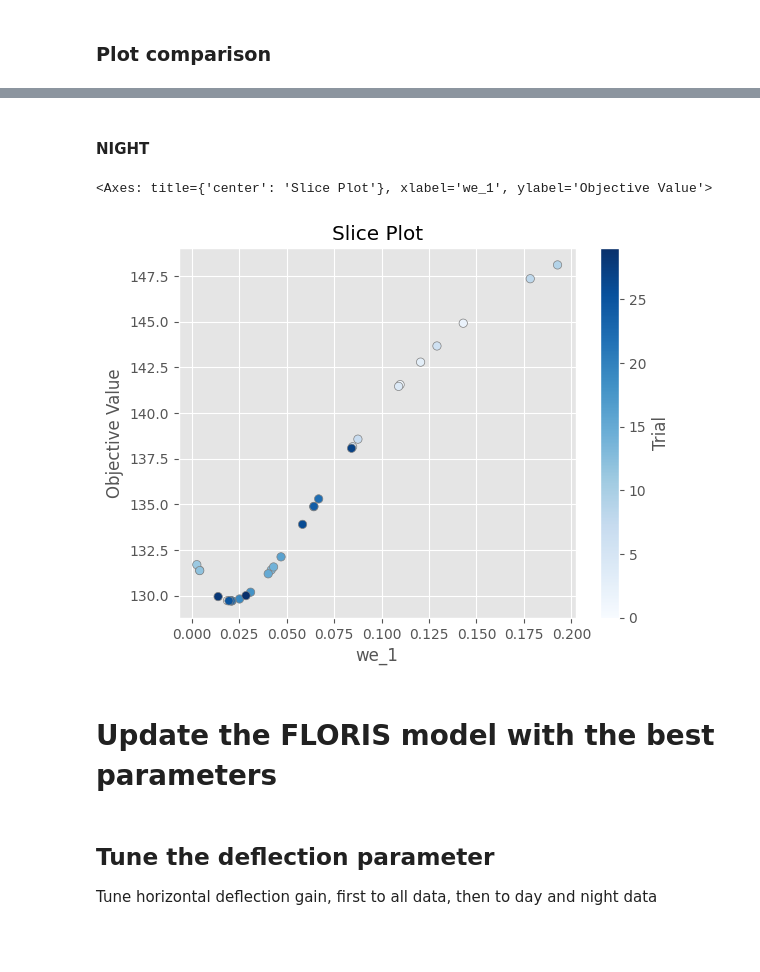
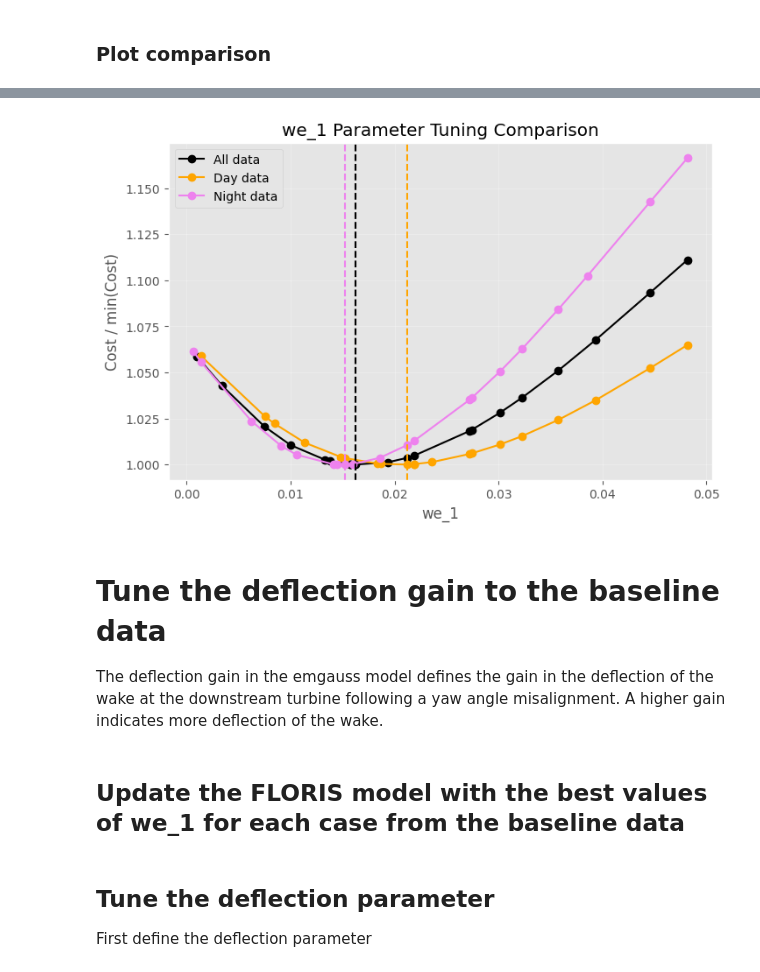
Before and after one commit to NatLabRockies/flasc, a Jupyter notebook: examples_smarteole/11_model_tuning_with_model_fit.ipynb, the cells around one changed output, grey strips where cells are left out. Drawn from its saved outputs; the diff is of its cells as text; code cells hidden in the pictures; blank space fills up the shorter version.

```diff
--- a/examples_smarteole/11_model_tuning_with_model_fit.ipynb
+++ b/examples_smarteole/11_model_tuning_with_model_fit.ipynb
@@ -144,7 +145,7 @@ Tune we_1 to the best fit for all the baseline data
 mf = ModelFit(
     df_scada_baseline,
     fm,
-    turbine_power_error_abs,
+    turbine_power_error_abs_004,
     parameter_list=parameter_list,
     parameter_name_list=parameter_name_list,
     parameter_range_list=parameter_range_list,
@@ -163,5 +154,4 @@ Default cost: nan
 # %%
-# Optimization
-n_trials = 30
+# Run the optimization for n_trials
 opt_result, study = atomic_opt_optuna(mf, timeout=None, n_trials=n_trials)
 # %% [output]
@@ -208,7 +196,7 @@ Using the data split into
 mf_day = ModelFit(
     df_scada_baseline_day,
     fm,
-    turbine_power_error_abs,
+    turbine_power_error_abs_004,
     parameter_list=parameter_list,
     parameter_name_list=parameter_name_list,
     parameter_range_list=parameter_range_list,
@@ -245,7 +233,7 @@ Best we_1 for day: 0.03642614499113272
 mf_night = ModelFit(
     df_scada_baseline_night,
     fm,
-    turbine_power_error_abs,
+    turbine_power_error_abs_004,
     parameter_list=parameter_list,
     parameter_name_list=parameter_name_list,
     parameter_range_list=parameter_range_list,
@@ -288,7 +283,0 @@ plot_slice(study_day)
-# %% [markdown]
-#### NIGHT
-# %%
-plot_slice(study_night)
-# %% [output]
-<Axes: title={'center': 'Slice Plot'}, xlabel='we_1', ylabel='Objective Value'>
-[figure, removed]
@@ -295,5 +305,36 @@ plot_slice(study_night)
+# %%
+# Compare the results for we_1 in a single plot
+fig, ax = plt.subplots(figsize=(8, 5))
+
+# Get data for each study
+all_data_params, all_data_costs, best_all_param, best_all_cost = extract_trial_data(study, "we_1")
+day_params, day_costs, best_day_param, best_day_cost = extract_trial_data(study_day, "we_1")
+night_params, night_costs, best_night_param, best_night_cost = extract_trial_data(
+    study_night, "we_1"
+)
+
+# Create plots
+ax.plot(all_data_params, all_data_costs, label="All data", marker="o", color="black")
+ax.plot(day_params, day_costs, label="Day data", marker="o", color="orange")
+ax.plot(night_params, night_costs, label="Night data", marker="o", color="violet")
+
+ax.axvline(best_all_param, color="black", ls="--")
+ax.axvline(best_day_param, color="orange", ls="--")
+ax.axvline(best_night_param, color="violet", ls="--")
+
+ax.set_title("we_1 Parameter Tuning Comparison")
+ax.set_ylabel("Cost / min(Cost)")
+ax.set_xlabel("we_1")
+ax.legend()
+ax.grid(True, alpha=0.3)
+# %% [output]
+[figure, added]
+# %% [markdown]
+# Tune the deflection gain to the baseline data
+
+The deflection gain in the emgauss model defines the gain in the deflection of the wake at the downstream turbine following a yaw angle misalignment.  A higher gain indicates more deflection of the wake.
 # %% [markdown]
-# Update the FLORIS model with the best parameters
+## Update the FLORIS model with the best values of we_1 for each case from the baseline data
 # %%
 fm_baseline = fm.copy()
 fm_baseline_day = fm.copy()
@@ -302,10 +343,10 @@ fm_baseline_night = fm.copy()
 fm_baseline.set_param(parameter_list[0], we_1_baseline, 0)
 fm_baseline_day.set_param(parameter_list[0], we_1_baseline_day, 0)
 fm_baseline_night.set_param(parameter_list[0], we_1_baseline_night, 0)
-# %% [markdown]
-## Tune the deflection parameter
-
-Tune horizontal deflection gain, first to all data, then to day and night data
+# %% [markdown]
+## Tune the deflection parameter
+
+First define the deflection parameter
 # %%
 # Just tune the first wake expansion parameter
 parameter_list = [
```
Also changed, not shown: parts of 55 cells of this notebook.
